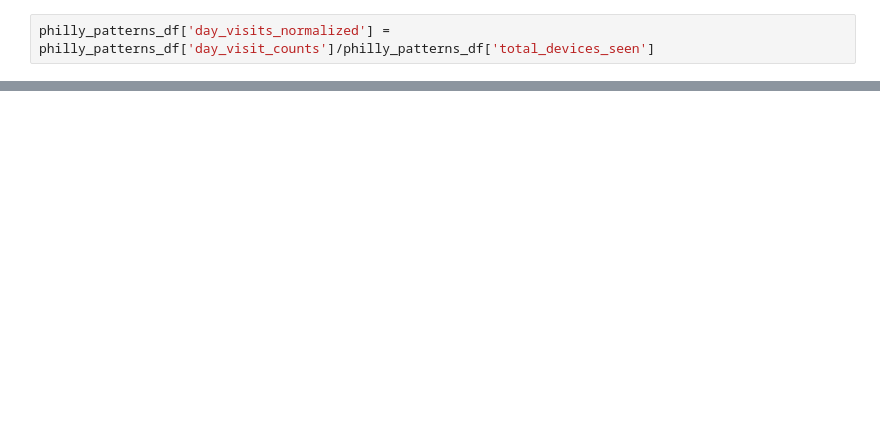
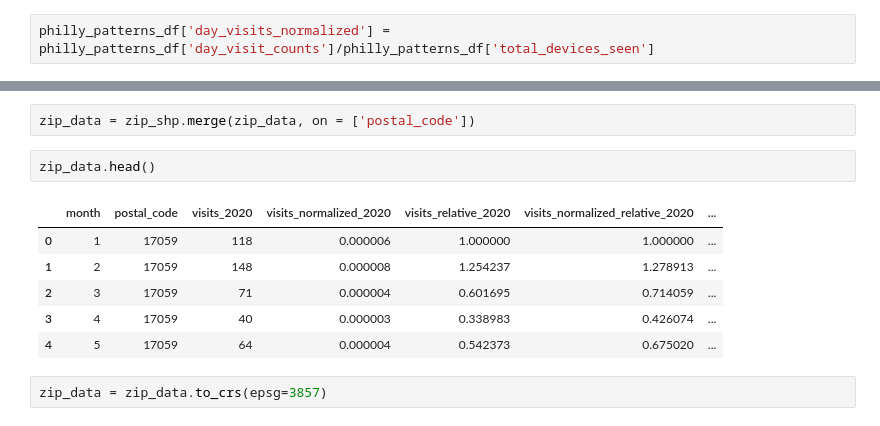
Before and after one commit to hkronenb/HK_DATS_Practicum, a Jupyter notebook: notebooks/PhillyPatternsNormalization.ipynb, the cells around one changed output, grey strips where cells are left out. Saved outputs shown, nothing was run; the diff lists cells and outputs as text; blank space fills up the shorter version.

```diff
--- a/notebooks/PhillyPatternsNormalization.ipynb
+++ b/notebooks/PhillyPatternsNormalization.ipynb
@@ -119,0 +225,13 @@ plot_data.head()
+# %%
+zip_data = zip_shp.merge(zip_data, on = ['postal_code'])
+# %%
+zip_data.head()
+# %% [output]
+|  | month | postal_code | visits_2020 | visits_normalized_2020 | visits_relative_2020 | visits_normalized_relative_2020 | ... |
+| 0 | 1 | 17059 | 118 | 0.000006 | 1.000000 | 1.000000 | ... |
+| 1 | 2 | 17059 | 148 | 0.000008 | 1.254237 | 1.278913 | ... |
+| 2 | 3 | 17059 | 71 | 0.000004 | 0.601695 | 0.714059 | ... |
+| 3 | 4 | 17059 | 40 | 0.000003 | 0.338983 | 0.426074 | ... |
+| 4 | 5 | 17059 | 64 | 0.000004 | 0.542373 | 0.675020 | ... |
+# %%
+zip_data = zip_data.to_crs(epsg=3857)
```
Also changed, not shown: parts of 25 cells of this notebook, 1 other file.
